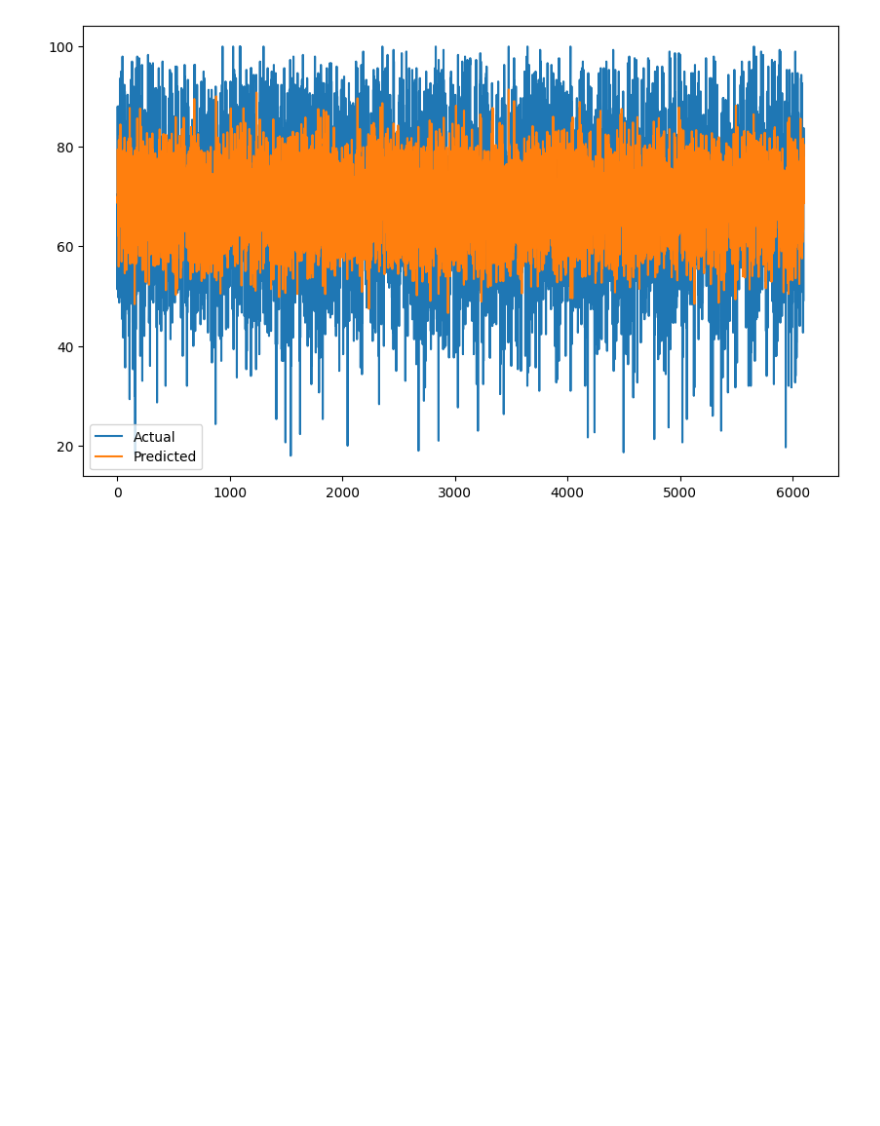
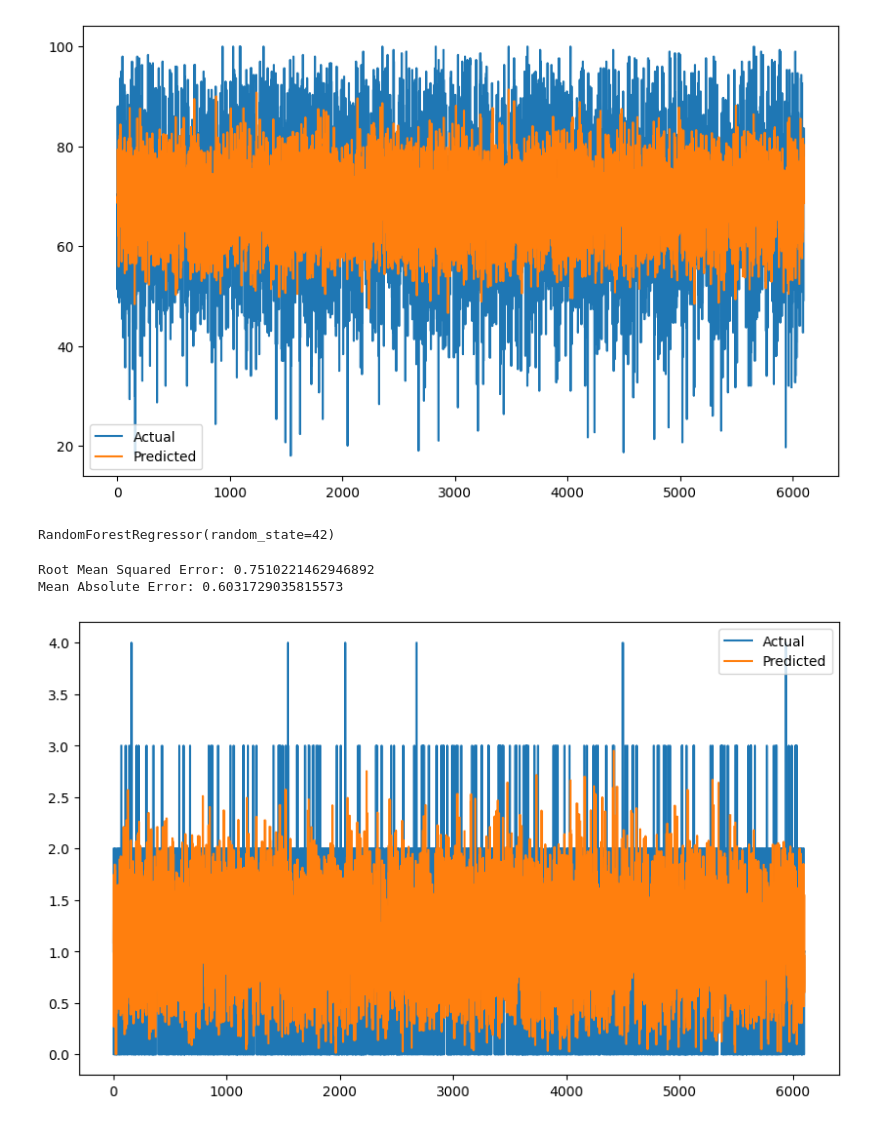
Before and after one commit to Ali-Pourgheysari/Data-science-Students-Performance-in-Exams, a Jupyter notebook: main.ipynb, the cells around one changed output. Drawn from its saved outputs; the diff is of its cells as text; code cells hidden in the pictures; blank space fills up the shorter version.

Commit message:
Add random forest and XGboost

```diff
--- a/main.ipynb
+++ b/main.ipynb
@@ -133,12 +132,13 @@ X_test = scaler.transform(X_test)
 # Build the neural network
 model = Sequential()
 
-# 4 layers with 128, 64, 32, 16 neurons
-model.add(Dense(128, input_dim=X_train.shape[1], activation='relu'))
+# Add layers
+model.add(Dense(64, input_dim=X_train.shape[1], activation='relu'))
+model.add(Dropout(0.2))  # Dropout layer with 20% dropout rate
 model.add(Dense(64, activation='relu'))
-model.add(Dense(32, activation='relu'))
-model.add(Dense(16, activation='relu'))
-model.add(Dense(1, activation='linear'))
+model.add(Dropout(0.2))  # Dropout layer with 20% dropout rate
+model.add(Dense(1))  # Output layer for regression
+
 
 model.compile(loss='mean_squared_error', optimizer='adam')
 # %%
@@ -191,3 +191,34 @@ plt.legend()
 plt.show()
 # %% [output]
 [figure]
+# %%
+# Random forest
+from sklearn.ensemble import RandomForestRegressor
+from sklearn.metrics import mean_squared_error
+
+# Build the model
+rf = RandomForestRegressor(n_estimators=100, random_state=42)
+# %%
+# Train the model
+rf.fit(X_train, y_train)
+# %% [output]
+RandomForestRegressor(random_state=42)
+# %%
+# Make predictions
+y_pred = rf.predict(X_test)
+# %%
+# Evaluate the model
+print('Root Mean Squared Error:', np.sqrt(mean_squared_error(y_test, y_pred)))
+print('Mean Absolute Error:', np.mean(np.abs(y_test - y_pred)))
+# %% [output]
+Root Mean Squared Error: 0.7510221462946892
+Mean Absolute Error: 0.6031729035815573
+# %%
+# Plot the predictions
+plt.figure(figsize=(10, 6))
+plt.plot(y_test.values, label='Actual')
+plt.plot(y_pred, label='Predicted')
+plt.legend()
+plt.show()
+# %% [output]
+[figure, added]
```
Also changed, not shown: parts of 8 cells of this notebook.
